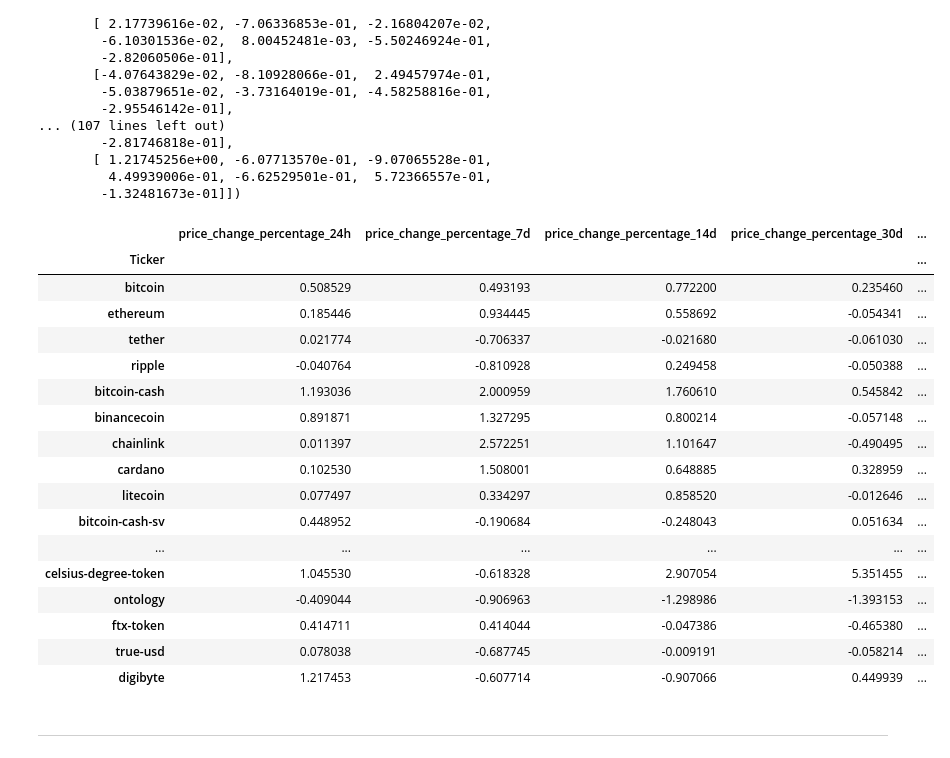
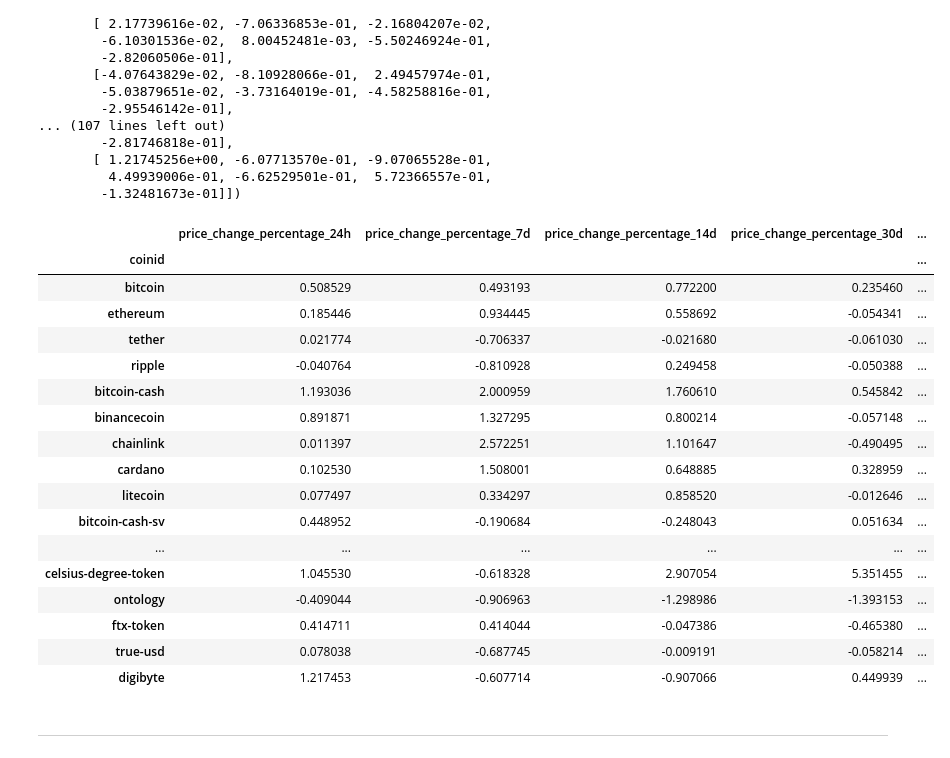
Before and after one commit to digital-buddha42/CryptoClustering, a Jupyter notebook: Starter_Code/Crypto_Clustering.ipynb, the cells around one changed output. Cells and saved outputs as stored; diff of their text form; code cells hidden in the pictures.

```diff
--- a/Starter_Code/Crypto_Clustering.ipynb
+++ b/Starter_Code/Crypto_Clustering.ipynb
@@ -81,19 +81,19 @@ array([[ 5.08529366e-01,  4.93193071e-01,  7.72200433e-01,
 # %%
 # Create a DataFrame with the scaled data
 market_data_scaled_df = pd.DataFrame(market_data_scaled,
                                     columns=df_market_data.columns)
 
 # Copy the crypto names from the original data
-market_data_scaled_df['Ticker'] = df_market_data.index
+market_data_scaled_df['coinid'] = df_market_data.index
 
 # Set the coinid column as index
-market_data_scaled_df = market_data_scaled_df.set_index('Ticker')
+market_data_scaled_df = market_data_scaled_df.set_index('coinid')
 
 # Display sample data
 market_data_scaled_df
 # %% [output]
 |  | price_change_percentage_24h | price_change_percentage_7d | price_change_percentage_14d | price_change_percentage_30d | ... |
-| Ticker |  |  |  |  | ... |
+| coinid |  |  |  |  | ... |
 | bitcoin | 0.508529 | 0.493193 | 0.772200 | 0.235460 | ... |
 | ethereum | 0.185446 | 0.934445 | 0.558692 | -0.054341 | ... |
 | tether | 0.021774 | -0.706337 | -0.021680 | -0.061030 | ... |
```
Also changed, not shown: parts of 23 cells of this notebook.
